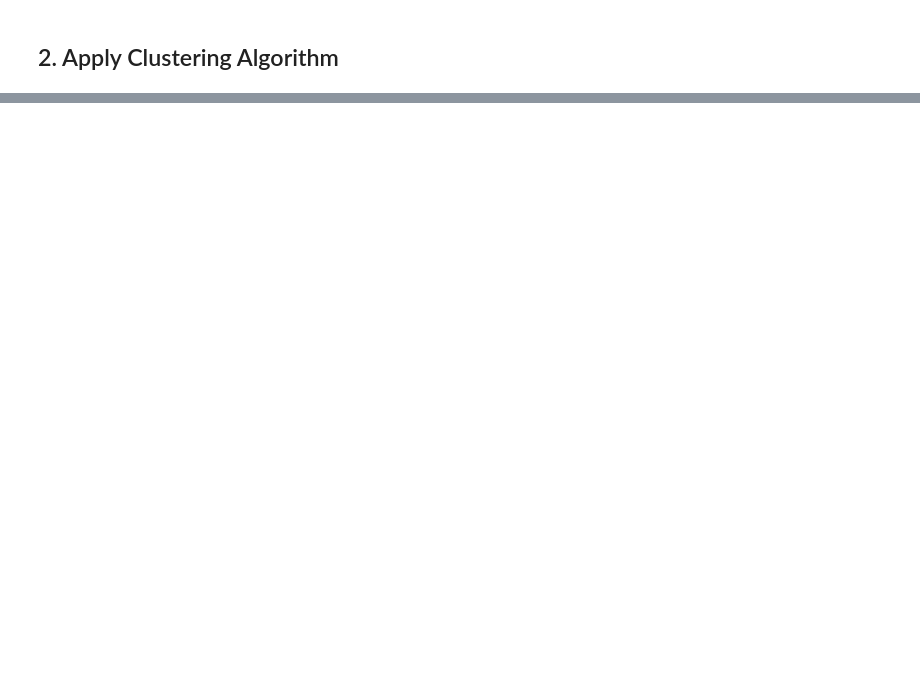
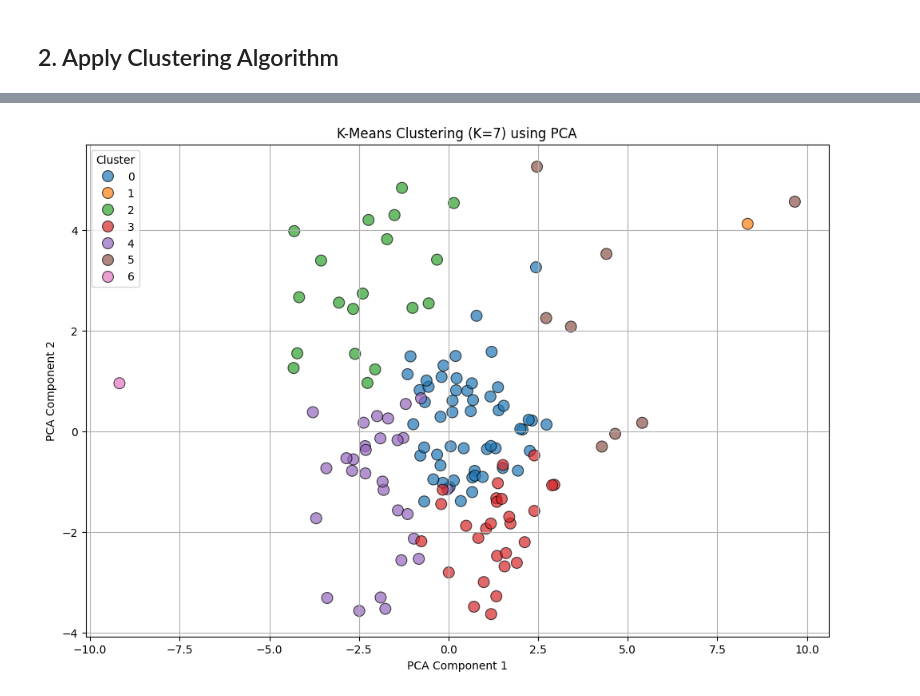
Before and after one commit to Makster04/Phase_4_Project, a Jupyter notebook: Project.ipynb, the cells around one changed output, grey strips where cells are left out. Saved outputs shown, nothing was run; the diff lists cells and outputs as text; code cells hidden in the pictures; blank space fills up the shorter version.

```diff
--- a/Project.ipynb
+++ b/Project.ipynb
@@ -554,0 +564,34 @@ display(merged_df[['Player', 'Cluster']])
+# %%
+import matplotlib.pyplot as plt
+import seaborn as sns
+from sklearn.decomposition import PCA
+from sklearn.cluster import KMeans
+
+# Perform PCA for visualization (reduce to 2D)
+pca = PCA(n_components=2)
+X_pca = pca.fit_transform(X_scaled)
+
+# Add PCA components to DataFrame
+merged_df["PCA1"] = X_pca[:, 0]
+merged_df["PCA2"] = X_pca[:, 1]
+
+# Scatter plot of K-Means Clustering
+plt.figure(figsize=(12, 8))
+sns.scatterplot(
+    data=merged_df, x="PCA1", y="PCA2", hue="Cluster",
+    palette="tab10", s=100, alpha=0.7, edgecolor="black"
+)
+
+# Add Player names as text labels
+#for _, row in merged_df.iterrows():
+   # plt.text(row.PCA1, row.PCA2, row["Player"], fontsize=8, alpha=0.75, ha='right')
+
+plt.title("K-Means Clustering (K=7) using PCA")
+plt.xlabel("PCA Component 1")
+plt.ylabel("PCA Component 2")
+plt.legend(title="Cluster")
+plt.grid(True)
+
+plt.show()
+# %% [output]
+[figure, added]
```
Also changed, not shown: parts of 6 cells of this notebook.
